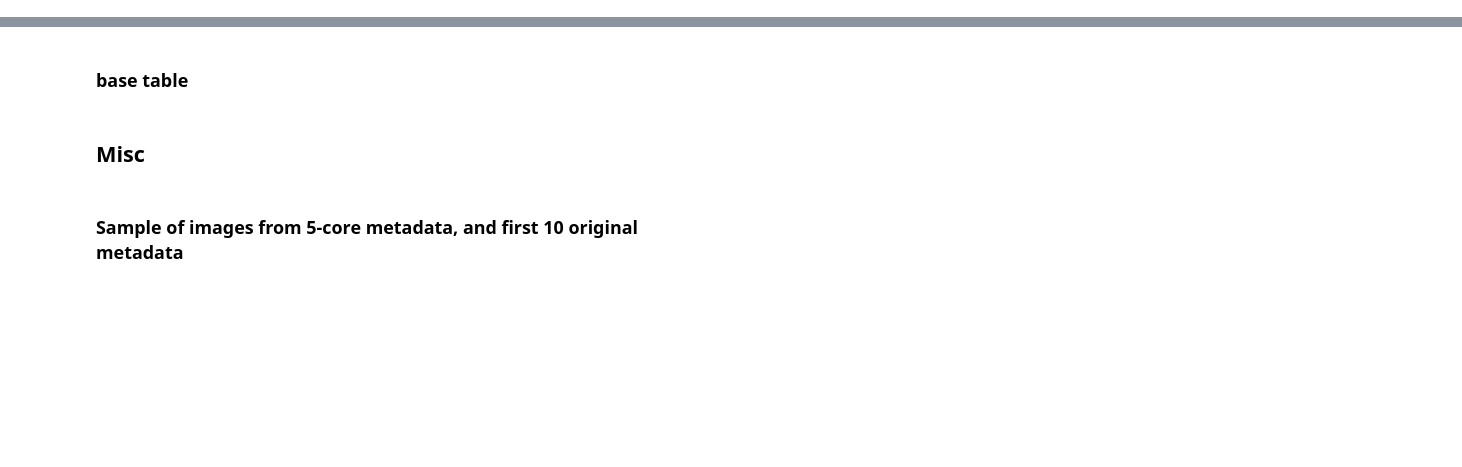
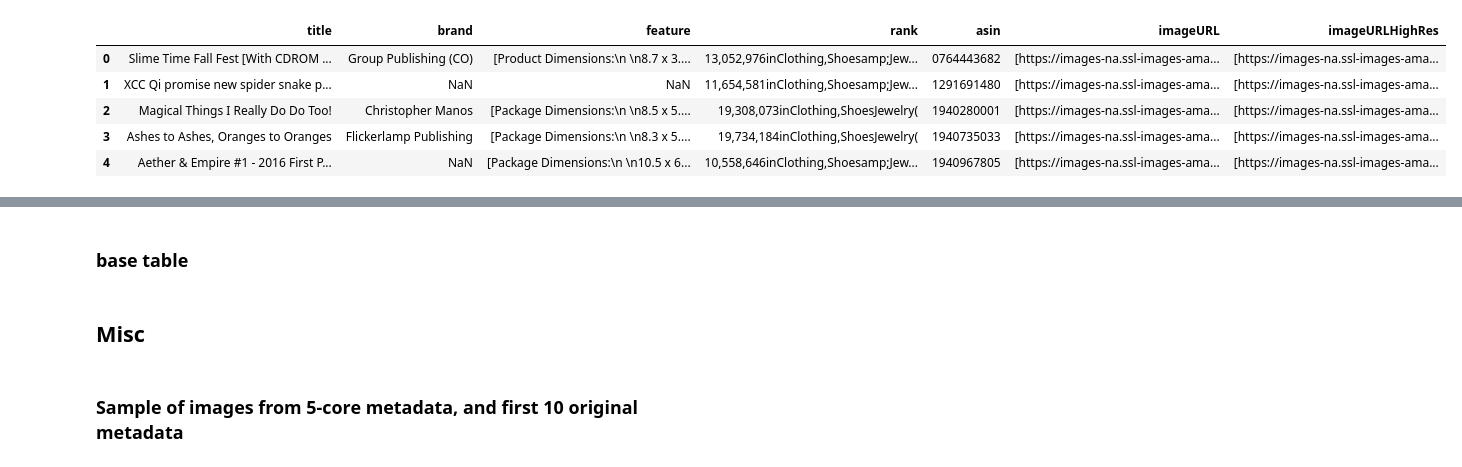
Before and after one commit to tseyongg/DSA3101, a Jupyter notebook: Data Preparation.ipynb, the cells around one changed output, grey strips where cells are left out. Cells and saved outputs as stored; diff of their text form; code cells hidden in the pictures; blank space fills up the shorter version.

```diff
--- a/Data Preparation.ipynb
+++ b/Data Preparation.ipynb
@@ -173,0 +169,14 @@ catalogue_images
+# %%
+# Drop irrelevant 'date' column (contains no date information)
+df_meta = df_meta.drop(columns=['date'])
+
+# Calculate the percentage of NaN values in each column
+na_percentage = df_meta.isna().mean() * 100
+print(na_percentage)
+
+# Display columns with more than 80% missing values
+columns_to_drop = na_percentage[na_percentage > 80].index
+print(columns_to_drop)
+
+# Drop the columns with more than 80% NaN values and are unused in analysis
+df_meta = df_meta.drop(columns=columns_to_drop)
@@ -173,0 +203,10 @@ catalogue_images
+# %%
+# Preview the cleaned dataframe
+df_meta.head()
+# %% [output]
+|  | title | brand | feature | rank | asin | imageURL | imageURLHighRes |
+| 0 | Slime Time Fall Fest [With CDROM ... | Group Publishing (CO) | [Product Dimensions:\n \n8.7 x 3.... | 13,052,976inClothing,Shoesamp;Jew... | 0764443682 | [https://images-na.ssl-images-ama... | [https://images-na.ssl-images-ama... |
+| 1 | XCC Qi promise new spider snake p... | NaN | NaN | 11,654,581inClothing,Shoesamp;Jew... | 1291691480 | [https://images-na.ssl-images-ama... | [https://images-na.ssl-images-ama... |
+| 2 | Magical Things I Really Do Do Too! | Christopher Manos | [Package Dimensions:\n \n8.5 x 5.... | 19,308,073inClothing,ShoesJewelry( | 1940280001 | [https://images-na.ssl-images-ama... | [https://images-na.ssl-images-ama... |
+| 3 | Ashes to Ashes, Oranges to Oranges | Flickerlamp Publishing | [Package Dimensions:\n \n8.3 x 5.... | 19,734,184inClothing,ShoesJewelry( | 1940735033 | [https://images-na.ssl-images-ama... | [https://images-na.ssl-images-ama... |
+| 4 | Aether & Empire #1 - 2016 First P... | NaN | [Package Dimensions:\n \n10.5 x 6... | 10,558,646inClothing,Shoesamp;Jew... | 1940967805 | [https://images-na.ssl-images-ama... | [https://images-na.ssl-images-ama... |
```
Also changed, not shown: parts of 49 cells of this notebook, 1 other file.
